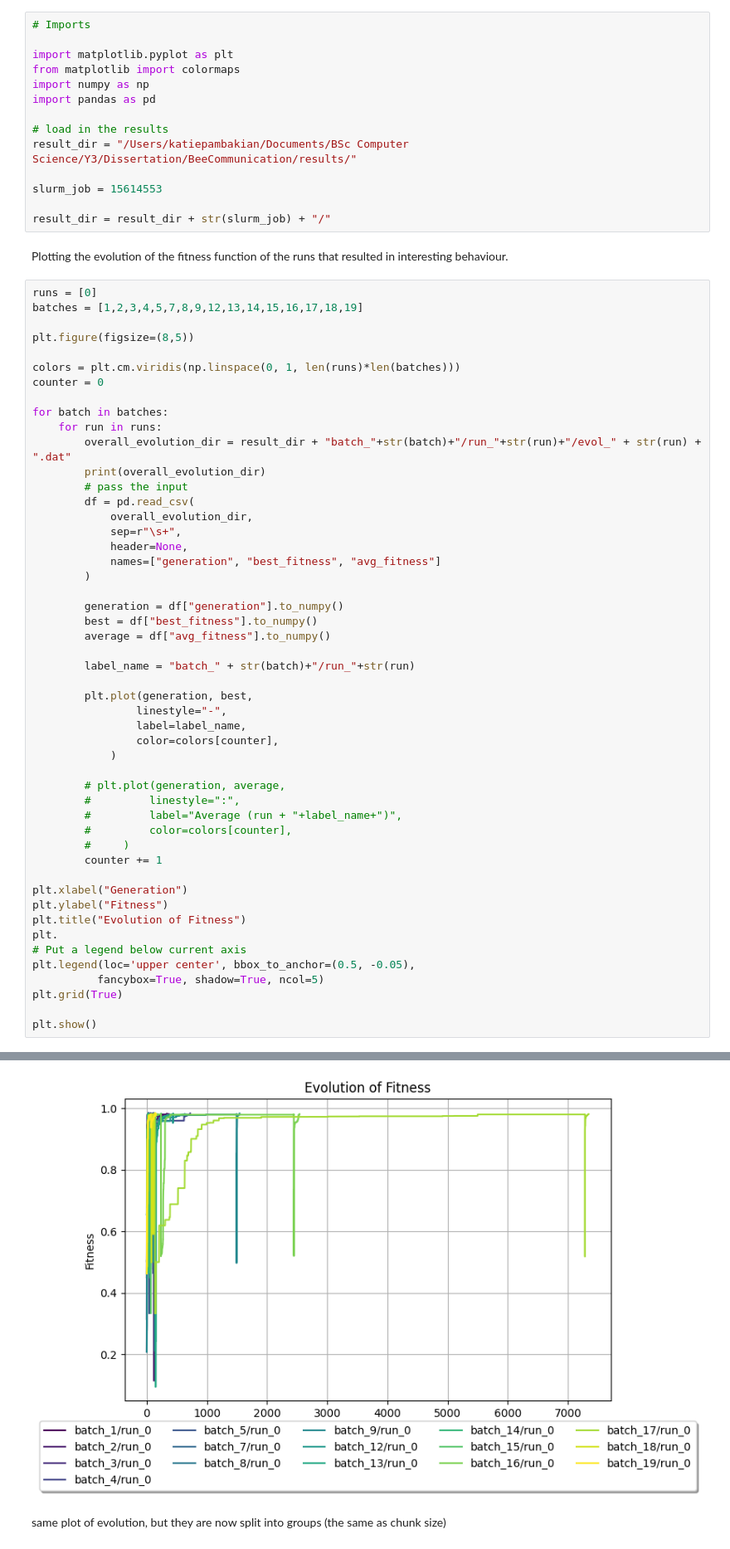
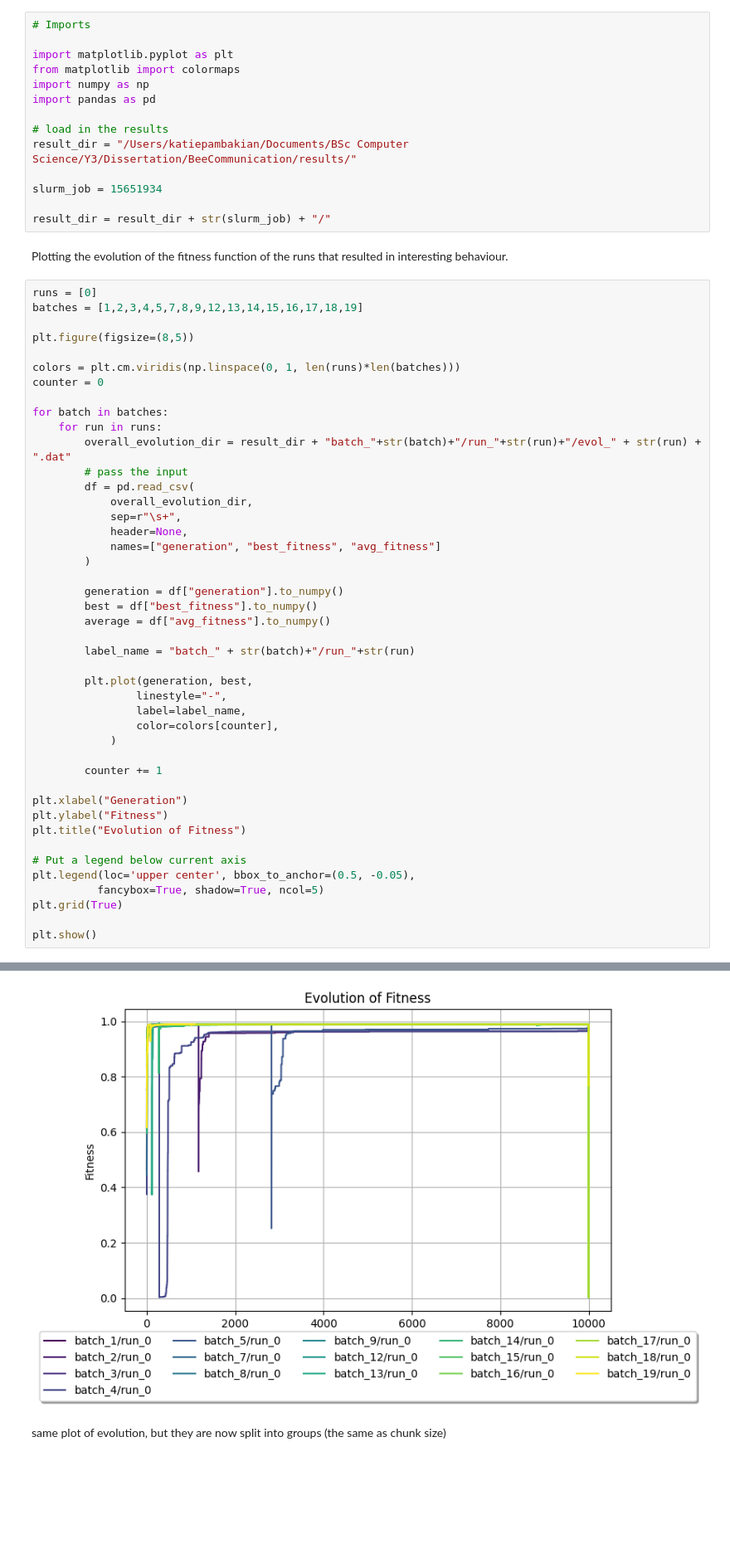
Before and after one commit to katiepambakianbris/BeeCommunication, a Jupyter notebook: analysis/fitness_function.ipynb, the cells around one changed output, grey strips where cells are left out. Shown at 83% size. Saved outputs shown, nothing was run; the diff lists cells and outputs as text; blank space fills up the shorter version.

```diff
--- a/analysis/fitness_function.ipynb
+++ b/analysis/fitness_function.ipynb
@@ -13,7 +13,7 @@ import pandas as pd
 # load in the results
 result_dir = "/Users/katiepambakian/Documents/BSc Computer Science/Y3/Dissertation/BeeCommunication/results/"
 
-slurm_job = 15614553
+slurm_job = 15651934
 
 result_dir = result_dir + str(slurm_job) + "/"
 # %% [markdown]
@@ -30,7 +30,6 @@ counter = 0
 for batch in batches:
     for run in runs:
         overall_evolution_dir = result_dir + "batch_"+str(batch)+"/run_"+str(run)+"/evol_" + str(run) + ".dat"
-        print(overall_evolution_dir)
         # pass the input
         df = pd.read_csv(
             overall_evolution_dir,
@@ -51,17 +50,12 @@ for batch in batches:
                 color=colors[counter],
             )
 
-        # plt.plot(generation, average,
-        #         linestyle=":",
-        #         label="Average (run + "+label_name+")",
-        #         color=colors[counter],
-        #     )
         counter += 1
 
 plt.xlabel("Generation")
 plt.ylabel("Fitness")
 plt.title("Evolution of Fitness")
-plt.
+
 # Put a legend below current axis
 plt.legend(loc='upper center', bbox_to_anchor=(0.5, -0.05),
           fancybox=True, shadow=True, ncol=5)
@@ -88,4 +66,4 @@ plt.show()
-[figure, old version]
+[figure, new version]
 # %% [markdown]
 same plot of evolution, but they are now split into groups (the same as chunk size)
 # %%
```
Also changed, not shown: parts of 2 cells of this notebook, 2 other files.
